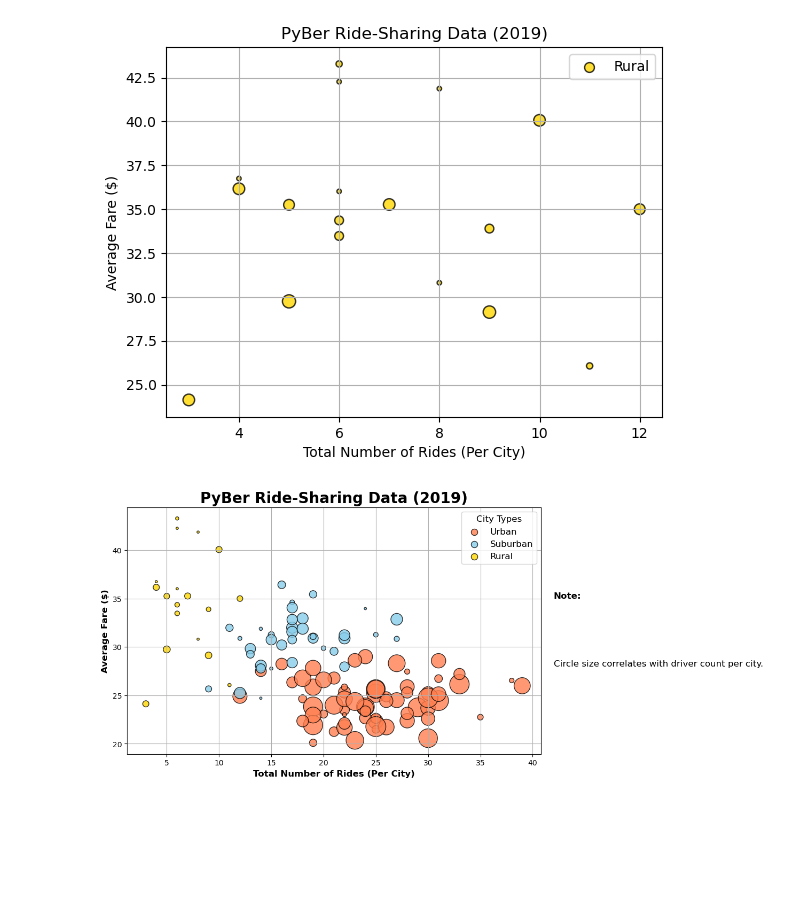
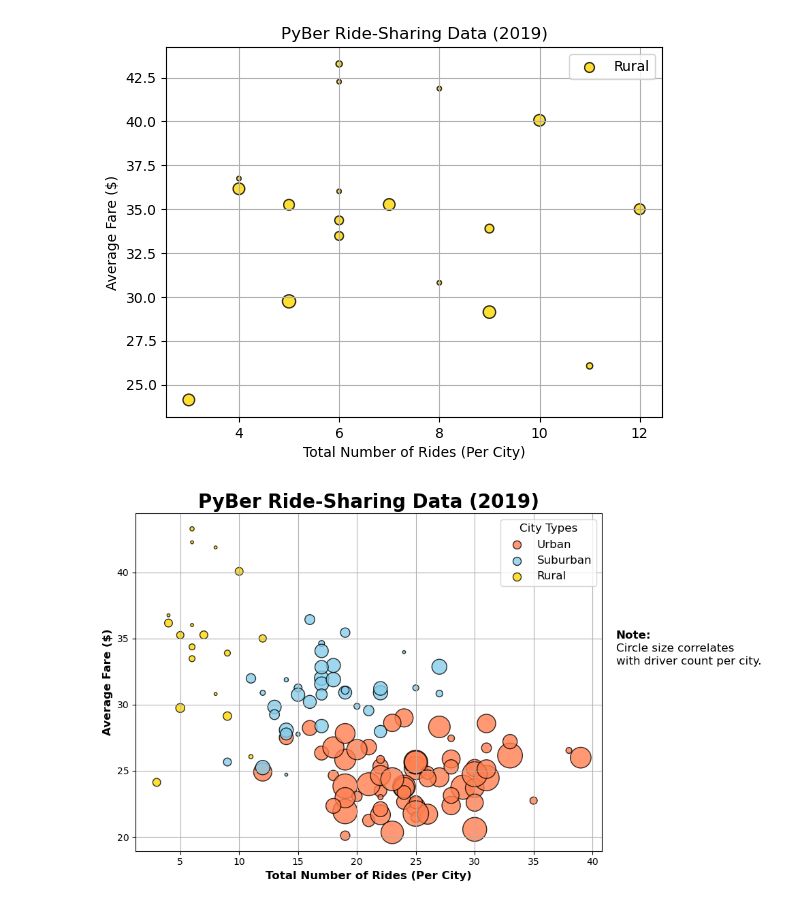
Before and after one commit to RexBas90/PyBer_Analysis, a Jupyter notebook: PyBer.ipynb, the cells around one changed output. Cells and saved outputs as stored; diff of their text form; code cells hidden in the pictures; blank space fills up the shorter version.

```diff
--- a/PyBer.ipynb
+++ b/PyBer.ipynb
@@ -280,32 +280,35 @@ plt.scatter(rural_ride_count,
            s=10*rural_driver_count,
            c="gold",
            edgecolor = "black",
            linewidths = 1,
            alpha = 0.8,
            label = "Rural")
 
 # Incorporate the other graph properties
 plt.title("PyBer Ride-Sharing Data (2019)", fontsize=20, fontweight="bold")
 plt.ylabel("Average Fare ($)", fontsize = 12,fontweight="bold")
 plt.xlabel("Total Number of Rides (Per City)", fontsize=12, fontweight="bold")
 plt.grid(True)
 
 # Create a legend
 lgnd = plt.legend(fontsize="12", mode="Expanded",
                   scatterpoints=1, loc="best", title="City Types")
 lgnd.legendHandles[0]._sizes=[75]
 lgnd.legendHandles[1]._sizes=[75]
 lgnd.legendHandles[2]._sizes=[75]
 lgnd.get_title().set_fontsize(12)
 
 # Incorporate a text label about a circle size
 plt.text(42, 35, "Note:", fontsize="12", wrap=True, fontweight='bold')
-plt.text(42, 28, "Circle size correlates with driver count per city.", fontsize="12", wrap=True,)
+plt.text(42, 34, "Circle size correlates", fontsize="12", wrap=True)
+plt.text(42, 33, "with driver count per city.", fontsize="12", wrap=True,)
+
+plt.tight_layout()
 
 # Save the figure
 plt.savefig("analysis/Fig1.png")
 
 # Show the plot
 plt.show()
 # %% [output]
-[figure, old version]
+[figure, new version]
```
Also changed, not shown: parts of 33 cells of this notebook, 4 other files.
